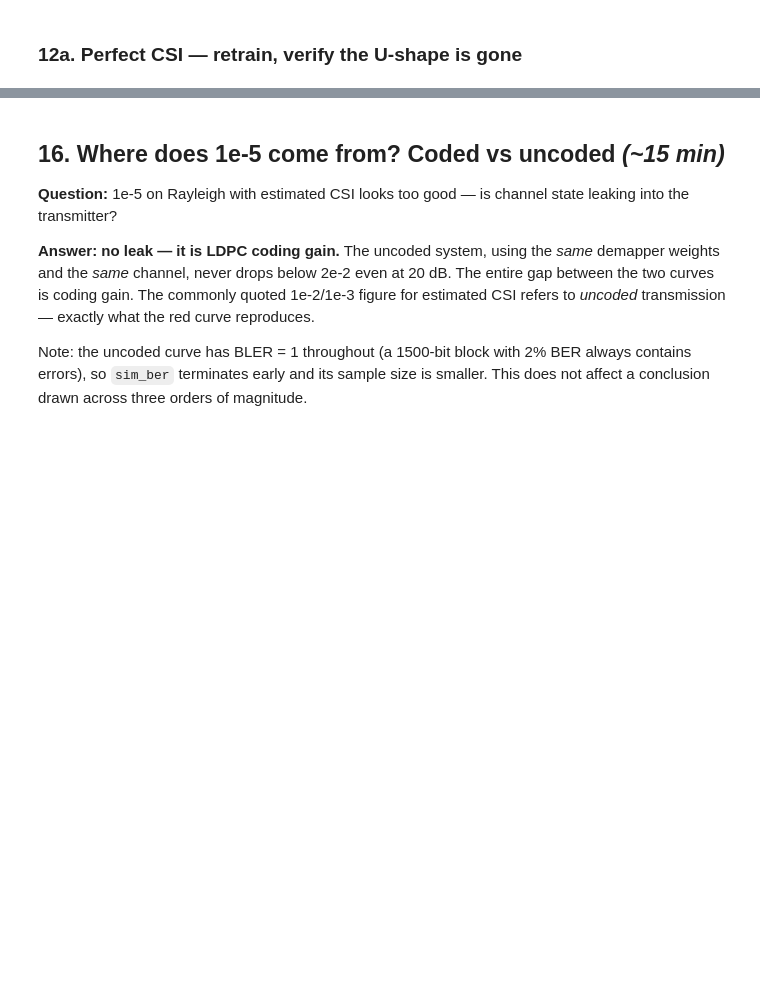
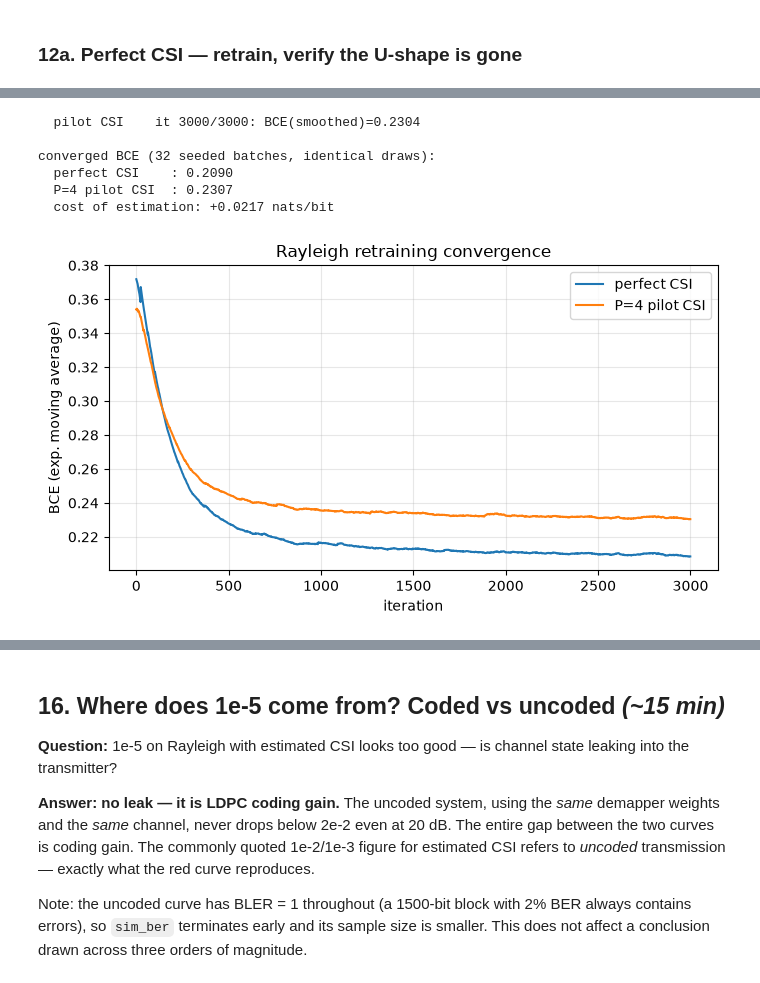
Before and after one commit to MaoYuxingy/AI-Native-Transceiver-Design-for-Next-Generation-Wireless-Networks, a Jupyter notebook: Autoencoder_YuxingMao.ipynb, the cells around one changed output, grey strips where cells are left out. Saved outputs shown, nothing was run; the diff lists cells and outputs as text; code cells hidden in the pictures; blank space fills up the shorter version.

```diff
--- a/Autoencoder_YuxingMao.ipynb
+++ b/Autoencoder_YuxingMao.ipynb
@@ -794,0 +1324,10 @@ save_weights(model_rayleigh, 'rayleigh_perfect_csi_weights')
+# %%
+# retrain on block-fading + perfect CSI (no pilots yet, isolate variables)
+set_seed(42)
+model_rayleigh = E2ESystemPilotCSI(P=4, L=25, training=True, perfect_csi=True).to(device)
+load_weights(model_rayleigh, model_weights_path_conventional_training)  # warm-start from AWGN weights
+
+# train() clips gradients: a deep fade can otherwise produce an unbounded step.
+hist_perfect = train(model_rayleigh, rayleigh_training_iterations,
+                     rayleigh_ebno_db_min, rayleigh_ebno_db_max, label='perfect CSI  ')
+save_weights(model_rayleigh, 'rayleigh_perfect_csi_weights')
@@ -829 +1373,34 @@ save_weights(model_pilot, 'rayleigh_pilot_csi_weights')
+# %%
+# final form: block-fading + pilot-estimated CSI, retrain
+set_seed(42)
+model_pilot = E2ESystemPilotCSI(P=4, L=25, training=True, perfect_csi=False).to(device)
+load_weights(model_pilot, model_weights_path_conventional_training)  # warm-start from AWGN
+
+hist_pilot = train(model_pilot, rayleigh_training_iterations,
+                   rayleigh_ebno_db_min, rayleigh_ebno_db_max, label='pilot CSI    ')
+save_weights(model_pilot, 'rayleigh_pilot_csi_weights')
+
+# ---- what did channel estimation cost, on a like-for-like measurement? ----
+bce_perfect = eval_bce(model_rayleigh, rayleigh_ebno_db_min, rayleigh_ebno_db_max)
+bce_pilot = eval_bce(model_pilot, rayleigh_ebno_db_min, rayleigh_ebno_db_max)
+print(f"\nconverged BCE (32 seeded batches, identical draws):")
+print(f"  perfect CSI    : {bce_perfect:.4f}")
+print(f"  P=4 pilot CSI  : {bce_pilot:.4f}")
+print(f"  cost of estimation: {bce_pilot - bce_perfect:+.4f} nats/bit")
+
+# training curves make convergence visible instead of implied
+plt.figure(figsize=(7, 4))
+plt.plot(hist_perfect, label='perfect CSI')
+plt.plot(hist_pilot, label='P=4 pilot CSI')
+plt.xlabel('iteration'); plt.ylabel('BCE (exp. moving average)')
+plt.grid(alpha=0.3); plt.legend(); plt.title('Rayleigh retraining convergence')
+plt.tight_layout(); plt.savefig('rayleigh_training_curves.png', dpi=150); plt.show()
+# %% [output]
+  pilot CSI    it 3000/3000: BCE(smoothed)=0.2304
+
+converged BCE (32 seeded batches, identical draws):
+  perfect CSI    : 0.2090
+  P=4 pilot CSI  : 0.2307
+  cost of estimation: +0.0217 nats/bit
+[figure, added]
 # %%
```
Also changed, not shown: parts of 61 cells of this notebook, 9 other files.
